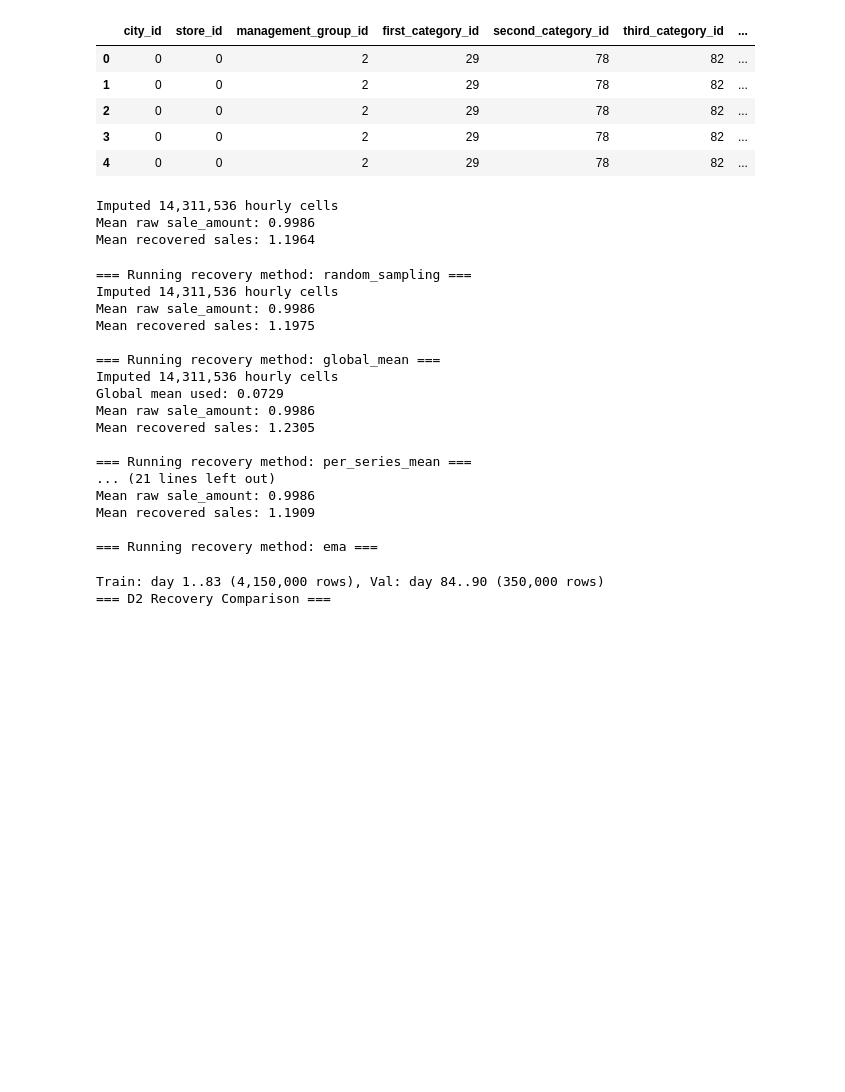
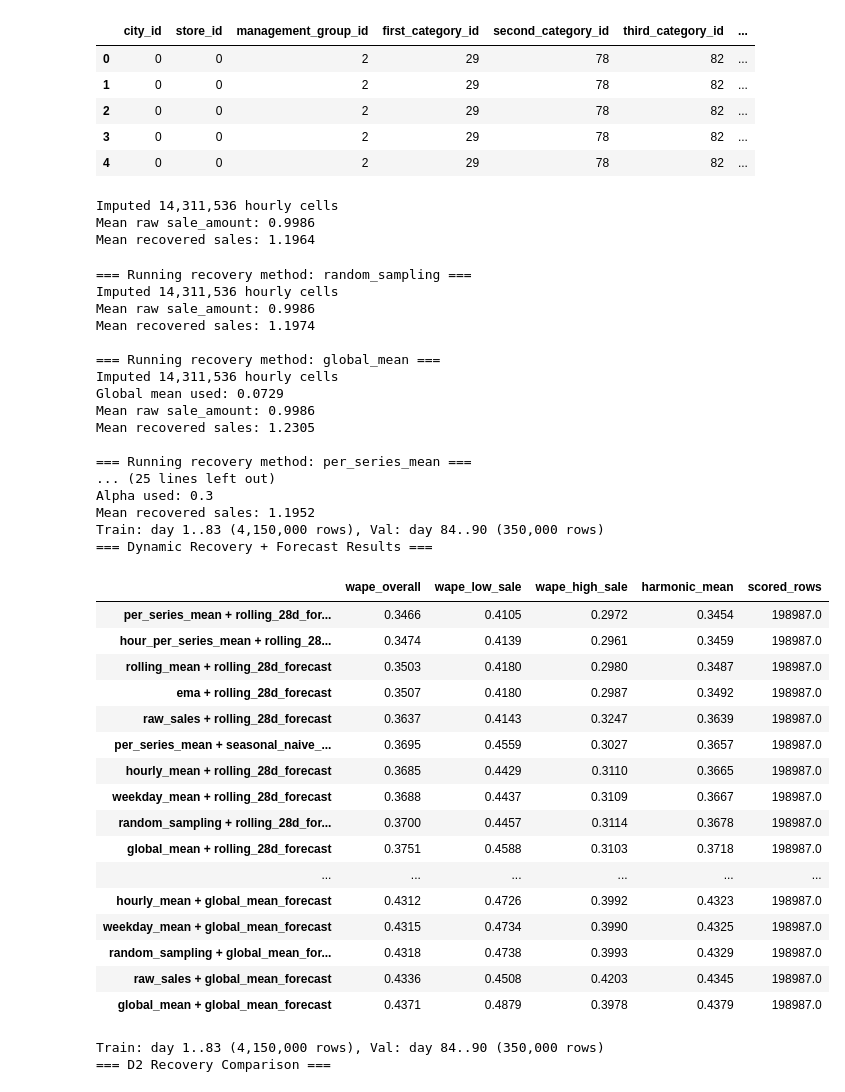
Before and after one commit to Slin58/seminar, a Jupyter notebook: main.ipynb, the cells around one changed output. Cells and saved outputs as stored; diff of their text form; code cells hidden in the pictures; blank space fills up the shorter version.

Commit message:
recovery tabelle

```diff
--- a/main.ipynb
+++ b/main.ipynb
@@ -332,6 +333,9 @@ Mean recovered sales: 1.1964
 
 import pandas as pd
 import numpy as np
+import recovery
+
+importlib.reload(recovery)
 
 # ------------------------------------------------------------
 # 1. Recovery-Methoden registrieren
@@ -376,21 +380,21 @@ recovery_methods = {
 
     "rolling_mean": {
         "func": recovery.rolling_mean,
-        "args": (history, op_stock_status, op_sales, op_sales_masked, outside_slice),
+        "args": (history, op_sales_masked, outside_slice),
         "target_col": "recovered_daily_sales_rolling_mean",
     },
 
     "ema": {
         "func": recovery.exponential_moving_average,
-        "args": (history, op_stock_status, op_sales, op_sales_masked, outside_slice),
+        "args": (history, op_sales_masked, outside_slice),
         "target_col": "recovered_daily_sales_exponential_moving_average",
     },
 
-    "ema_series": {
-        "func": recovery.exponential_moving_average_series,
-        "args": (history, op_stock_status, op_sales, op_sales_masked, outside_slice),
-        "target_col": "recovered_daily_sales_exponential_moving_average_series",
-    },
+    # "ema_series": {
+    #     "func": recovery.exponential_moving_average_series,
+    #     "args": (history, op_sales_masked, outside_slice),
+    #     "target_col": "recovered_daily_sales_exponential_moving_average_series",
+    # },
 }
 
 
@@ -543,39 +547,56 @@ for recovery_name, method in recovery_methods.items():
             train_df=train_r,
             val_df=val_r,
             target_col=target_col
         )
 
         result_name = f"{recovery_name} + {forecast_name}"
 
         all_results[result_name] = utils.evaluate_forecast(val_pred)
 
 
 # ------------------------------------------------------------
 # 7. Ergebnisse anzeigen
 # ------------------------------------------------------------
 
 all_results_df = pd.DataFrame(all_results).T
 
 print("=== Dynamic Recovery + Forecast Results ===")
 display(all_results_df.sort_values("harmonic_mean"))
 # %% [output]
 === Running recovery method: random_sampling ===
 Imputed 14,311,536 hourly cells
 Mean raw sale_amount: 0.9986
-Mean recovered sales: 1.1975
+Mean recovered sales: 1.1974
 
 === Running recovery method: global_mean ===
 Imputed 14,311,536 hourly cells
 Global mean used: 0.0729
 Mean raw sale_amount: 0.9986
 Mean recovered sales: 1.2305
 
 === Running recovery method: per_series_mean ===
-... (21 lines left out)
-Mean raw sale_amount: 0.9986
-Mean recovered sales: 1.1909
-
-=== Running recovery method: ema ===
+... (25 lines left out)
+Alpha used: 0.3
+Mean recovered sales: 1.1952
+Train: day 1..83 (4,150,000 rows), Val: day 84..90 (350,000 rows)
+=== Dynamic Recovery + Forecast Results ===
+|  | wape_overall | wape_low_sale | wape_high_sale | harmonic_mean | scored_rows |
+| per_series_mean + rolling_28d_for... | 0.3466 | 0.4105 | 0.2972 | 0.3454 | 198987.0 |
+| hour_per_series_mean + rolling_28... | 0.3474 | 0.4139 | 0.2961 | 0.3459 | 198987.0 |
+| rolling_mean + rolling_28d_forecast | 0.3503 | 0.4180 | 0.2980 | 0.3487 | 198987.0 |
+| ema + rolling_28d_forecast | 0.3507 | 0.4180 | 0.2987 | 0.3492 | 198987.0 |
+| raw_sales + rolling_28d_forecast | 0.3637 | 0.4143 | 0.3247 | 0.3639 | 198987.0 |
+| per_series_mean + seasonal_naive_... | 0.3695 | 0.4559 | 0.3027 | 0.3657 | 198987.0 |
+| hourly_mean + rolling_28d_forecast | 0.3685 | 0.4429 | 0.3110 | 0.3665 | 198987.0 |
+| weekday_mean + rolling_28d_forecast | 0.3688 | 0.4437 | 0.3109 | 0.3667 | 198987.0 |
+| random_sampling + rolling_28d_for... | 0.3700 | 0.4457 | 0.3114 | 0.3678 | 198987.0 |
+| global_mean + rolling_28d_forecast | 0.3751 | 0.4588 | 0.3103 | 0.3718 | 198987.0 |
+| ... | ... | ... | ... | ... | ... |
+| hourly_mean + global_mean_forecast | 0.4312 | 0.4726 | 0.3992 | 0.4323 | 198987.0 |
+| weekday_mean + global_mean_forecast | 0.4315 | 0.4734 | 0.3990 | 0.4325 | 198987.0 |
+| random_sampling + global_mean_for... | 0.4318 | 0.4738 | 0.3993 | 0.4329 | 198987.0 |
+| raw_sales + global_mean_forecast | 0.4336 | 0.4508 | 0.4203 | 0.4345 | 198987.0 |
+| global_mean + global_mean_forecast | 0.4371 | 0.4879 | 0.3978 | 0.4379 | 198987.0 |
 # %%
 # Re-split with recovered target
 train_r, val_r = utils.time_split(history, horizon=7)
```
Also changed, not shown: parts of 1 cell of this notebook, 1 other file.
